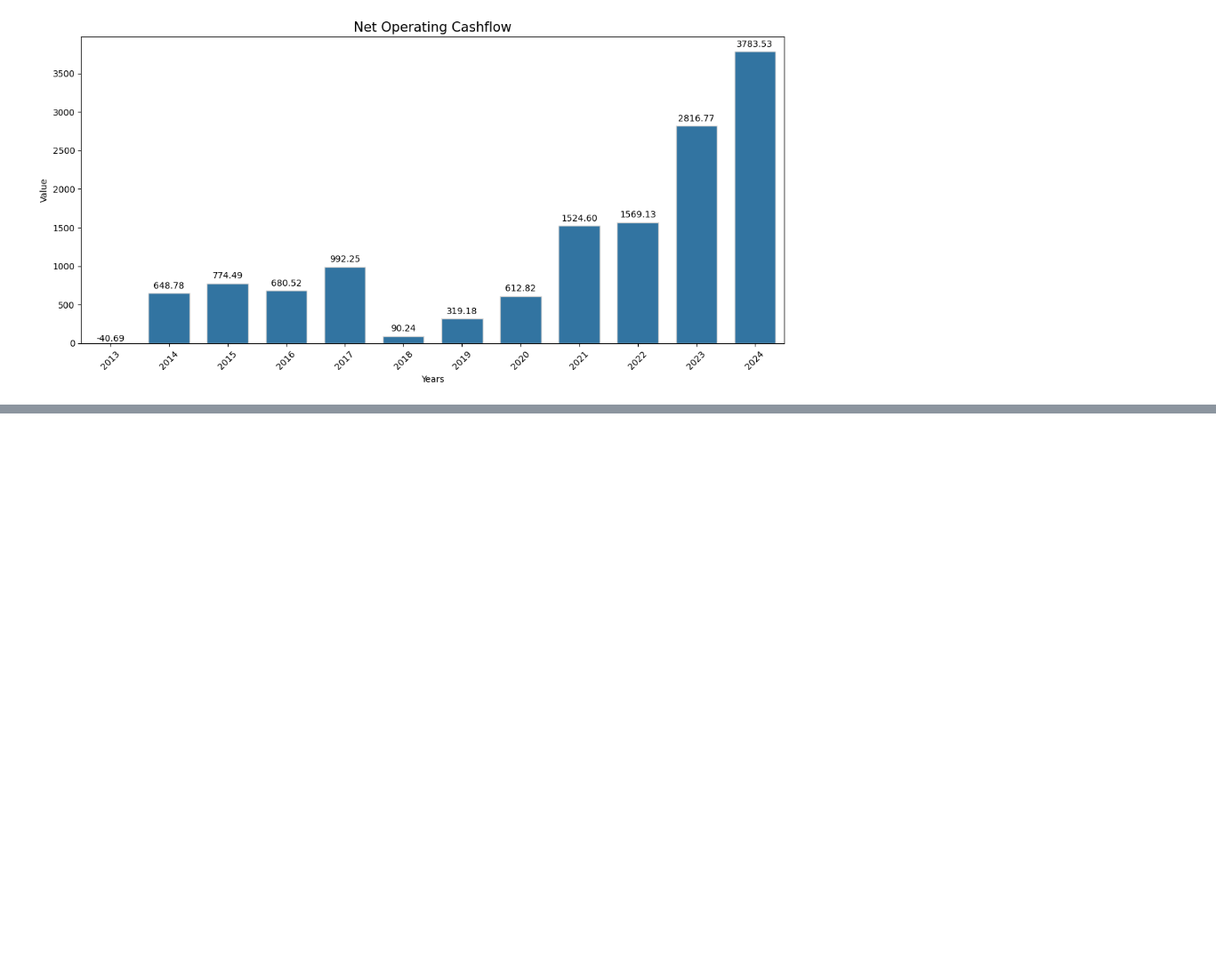
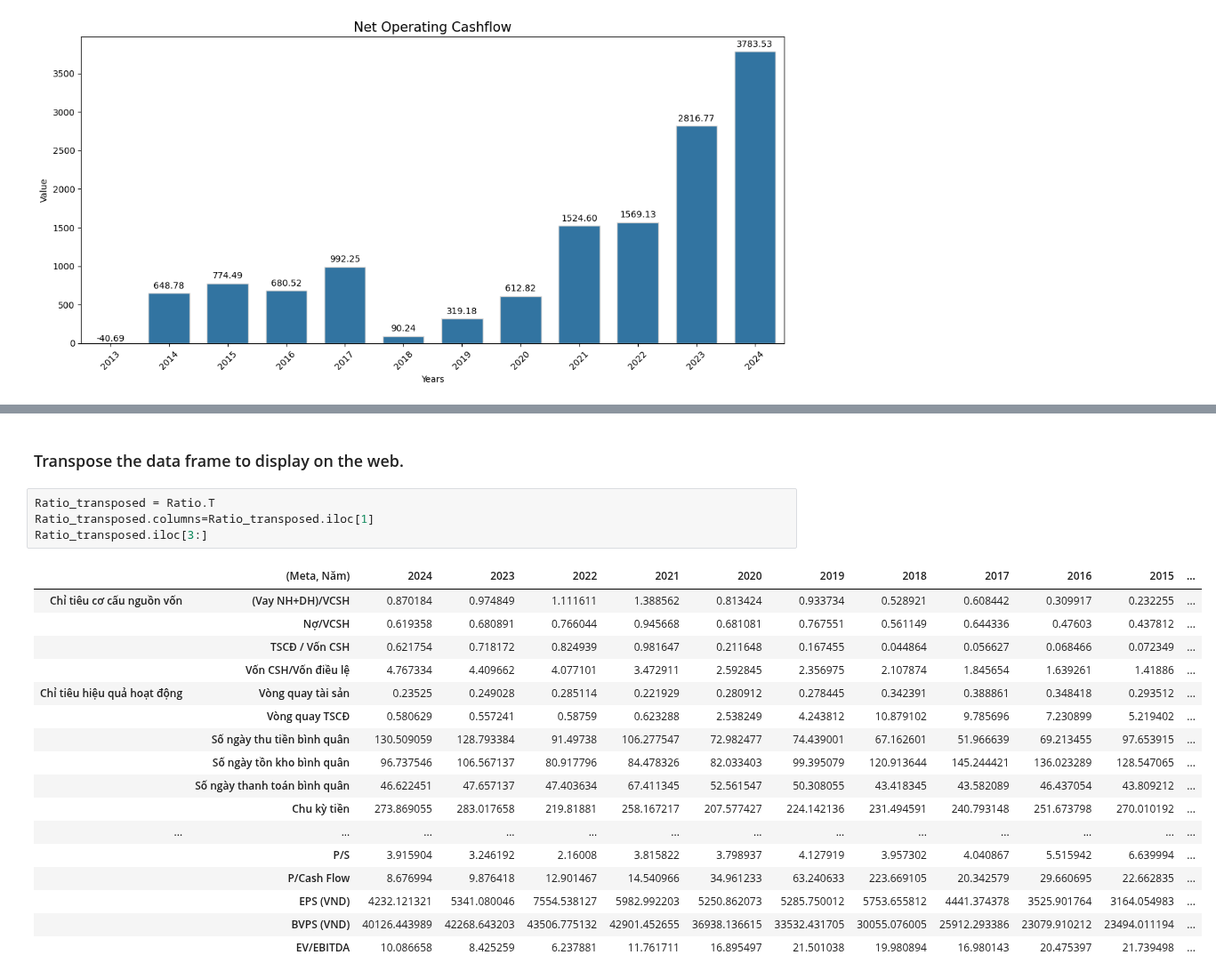
Before and after one commit to gahoccode/Jupyter, a Jupyter notebook: studies.ipynb, the cells around one changed output, grey strips where cells are left out. Shown at 89% size. Drawn from its saved outputs; the diff is of its cells as text; blank space fills up the shorter version.

```diff
--- a/studies.ipynb
+++ b/studies.ipynb
@@ -967,0 +1007,24 @@ fig.write_image("./outputs/cash_flow_chart.png")  # Requires kaleido package
+# %% [markdown]
+### Transpose the data frame to display on the web.
+# %%
+Ratio_transposed = Ratio.T
+Ratio_transposed.columns=Ratio_transposed.iloc[1]
+Ratio_transposed.iloc[3:]
+# %% [output]
+|  | (Meta, Năm) | 2024 | 2023 | 2022 | 2021 | 2020 | 2019 | 2018 | 2017 | 2016 | 2015 | ... |
+| Chỉ tiêu cơ cấu nguồn vốn | (Vay NH+DH)/VCSH | 0.870184 | 0.974849 | 1.111611 | 1.388562 | 0.813424 | 0.933734 | 0.528921 | 0.608442 | 0.309917 | 0.232255 | ... |
+|  | Nợ/VCSH | 0.619358 | 0.680891 | 0.766044 | 0.945668 | 0.681081 | 0.767551 | 0.561149 | 0.644336 | 0.47603 | 0.437812 | ... |
+|  | TSCĐ / Vốn CSH | 0.621754 | 0.718172 | 0.824939 | 0.981647 | 0.211648 | 0.167455 | 0.044864 | 0.056627 | 0.068466 | 0.072349 | ... |
+|  | Vốn CSH/Vốn điều lệ | 4.767334 | 4.409662 | 4.077101 | 3.472911 | 2.592845 | 2.356975 | 2.107874 | 1.845654 | 1.639261 | 1.41886 | ... |
+| Chỉ tiêu hiệu quả hoạt động | Vòng quay tài sản | 0.23525 | 0.249028 | 0.285114 | 0.221929 | 0.280912 | 0.278445 | 0.342391 | 0.388861 | 0.348418 | 0.293512 | ... |
+|  | Vòng quay TSCĐ | 0.580629 | 0.557241 | 0.58759 | 0.623288 | 2.538249 | 4.243812 | 10.879102 | 9.785696 | 7.230899 | 5.219402 | ... |
+|  | Số ngày thu tiền bình quân | 130.509059 | 128.793384 | 91.49738 | 106.277547 | 72.982477 | 74.439001 | 67.162601 | 51.966639 | 69.213455 | 97.653915 | ... |
+|  | Số ngày tồn kho bình quân | 96.737546 | 106.567137 | 80.917796 | 84.478326 | 82.033403 | 99.395079 | 120.913644 | 145.244421 | 136.023289 | 128.547065 | ... |
+|  | Số ngày thanh toán bình quân | 46.622451 | 47.657137 | 47.403634 | 67.411345 | 52.561547 | 50.308055 | 43.418345 | 43.582089 | 46.437054 | 43.809212 | ... |
+|  | Chu kỳ tiền | 273.869055 | 283.017658 | 219.81881 | 258.167217 | 207.577427 | 224.142136 | 231.494591 | 240.793148 | 251.673798 | 270.010192 | ... |
+| ... | ... | ... | ... | ... | ... | ... | ... | ... | ... | ... | ... | ... |
+|  | P/S | 3.915904 | 3.246192 | 2.16008 | 3.815822 | 3.798937 | 4.127919 | 3.957302 | 4.040867 | 5.515942 | 6.639994 | ... |
+|  | P/Cash Flow | 8.676994 | 9.876418 | 12.901467 | 14.540966 | 34.961233 | 63.240633 | 223.669105 | 20.342579 | 29.660695 | 22.662835 | ... |
+|  | EPS (VND) | 4232.121321 | 5341.080046 | 7554.538127 | 5982.992203 | 5250.862073 | 5285.750012 | 5753.655812 | 4441.374378 | 3525.901764 | 3164.054983 | ... |
+|  | BVPS (VND) | 40126.443989 | 42268.643203 | 43506.775132 | 42901.452655 | 36938.136615 | 33532.431705 | 30055.076005 | 25912.293386 | 23079.910212 | 23494.011194 | ... |
+|  | EV/EBITDA | 10.086658 | 8.425259 | 6.237881 | 11.761711 | 16.895497 | 21.501038 | 19.980894 | 16.980143 | 20.475397 | 21.739498 | ... |
```
Also changed, not shown: parts of 8 cells of this notebook.
